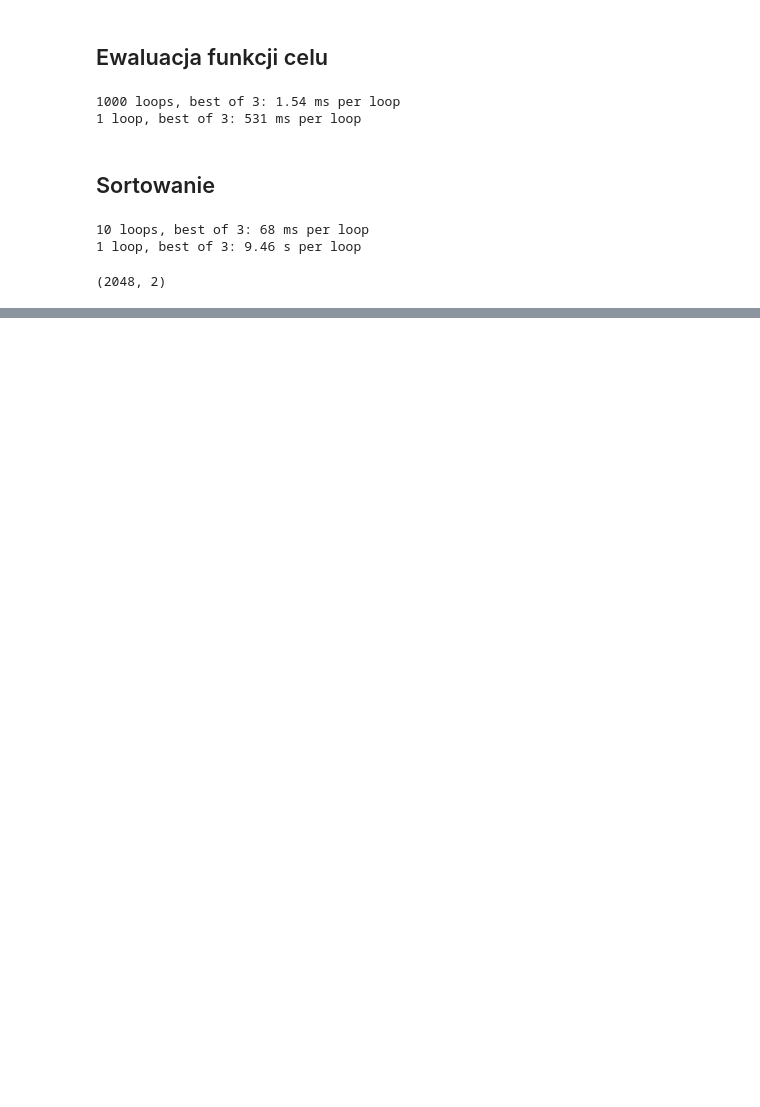
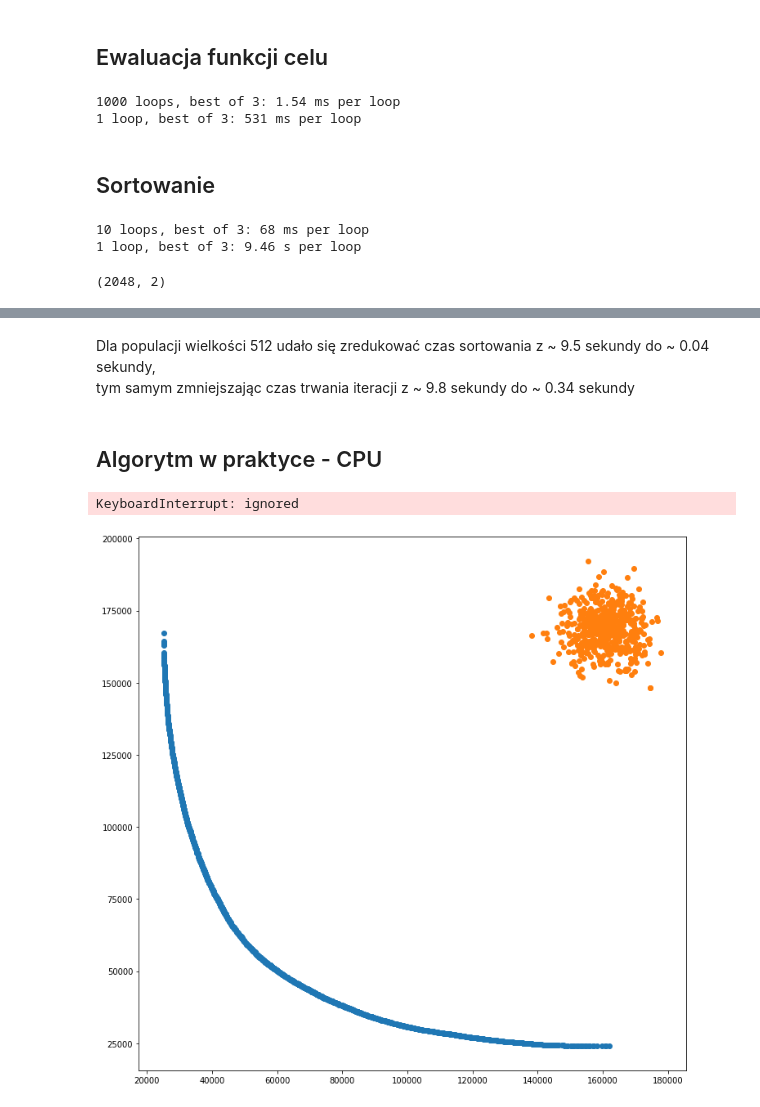
Before and after one commit to AdrianUrbanski/MOTSP, a Jupyter notebook: MOTSP.ipynb, the cells around one changed output, grey strips where cells are left out. Cells and saved outputs as stored; diff of their text form; code cells hidden in the pictures; blank space fills up the shorter version.

```diff
--- a/MOTSP.ipynb
+++ b/MOTSP.ipynb
@@ -259,8 +260,10 @@ class NSGA_II_GPU:
     def get_population(self):
         return self.current_population
 
+
     def get_values(self):
         return self.current_objective_values
+
 
     def non_dominated_sort(self, pop_vals):
 
@@ -336,7 +339,7 @@ class NSGA_II_GPU:
                 parent_indices[i] = candidates[1]
 
         # creating children population
-        children_population = np.empty((number_of_offspring, self.chromosome_length))
+        children_population = np.empty((number_of_offspring, self.chromosome_length), dtype='int32')
         for i in range(number_of_offspring//2):
             if np.random.random() < crossover_probability:
                 children_population[2*i], children_population[2*i+1] = crossover_operator(self.current_population[parent_indices[2*i]].copy(), self.current_population[parent_indices[2*i+1]].copy())
@@ -953,0 +1374,8 @@ assert np.all(non_dominated_sort(vals) == non_dominated_sort_cpu(vals))
+# %%
+euclidA100 = tsplib95.load("euclidA100.tsp")
+euclidB100 = tsplib95.load("euclidB100.tsp")
+
+solutionsAB = np.loadtxt('best.euclidAB100.tsp', dtype=int)
+
+distance_matrix = generate_distance_matrix(100, euclidA100, euclidB100)
+d_distance = cuda.to_device(distance_matrix)
@@ -953,0 +1435,52 @@ assert np.all(non_dominated_sort(vals) == non_dominated_sort_cpu(vals))
+# %% [markdown]
+Dla populacji wielkości 512 udało się zredukować czas sortowania z ~ 9.5 sekundy do ~ 0.04 sekundy,
+tym samym zmniejszając czas trwania iteracji z ~ 9.8 sekundy do ~ 0.34 sekundy
+# %% [markdown]
+## Algorytm w praktyce - CPU
+# %%
+euclidA100 = tsplib95.load("euclidA100.tsp")
+euclidB100 = tsplib95.load("euclidB100.tsp")
+
+solutionsAB = np.loadtxt('best.euclidAB100.tsp', dtype=int)
+
+distance_matrix = generate_distance_matrix(100, euclidA100, euclidB100)
+d_distance = cuda.to_device(distance_matrix)
+# %%
+chrom_len = 100
+pop_size = 512
+obj_num = 2
+n_iters = 300
+
+init_pop = np.empty((pop_size, chrom_len), dtype='int32')
+
+for i in range(pop_size):
+    ind = np.random.permutation(chrom_len)
+    init_pop[i] = ind
+
+init_vals = np.zeros((pop_size, obj_num), dtype='int32')
+
+
+init_vals = evaluate_population_cpu(init_pop, distance_matrix, obj_num)
+
+nsga_ii = NSGA_II(chrom_len, pop_size, obj_num, init_pop, init_vals)
+
+plt.figure(figsize=(12,12))
+plt.scatter(solutionsAB[:, 0], solutionsAB[:, 1])
+
+for t in tqdm(range(n_iters)):
+
+    if(np.mod(t, 50) == 0):
+        current_vals = nsga_ii.get_values()
+        plt.scatter(current_vals[:, 0], current_vals[:, 1])
+
+    children = nsga_ii.generate_children(PMX, reverse_sequence_mutation)
+
+    children_vals = evaluate_population_cpu(children, distance_matrix, obj_num)
+
+    nsga_ii.replace_population(children, children_vals)
+
+current_vals = nsga_ii.get_values()
+plt.scatter(current_vals[:, 0], current_vals[:, 1])
+# %% [output]
+KeyboardInterrupt: ignored
+[figure, added]
```
Also changed, not shown: parts of 12 cells of this notebook.
